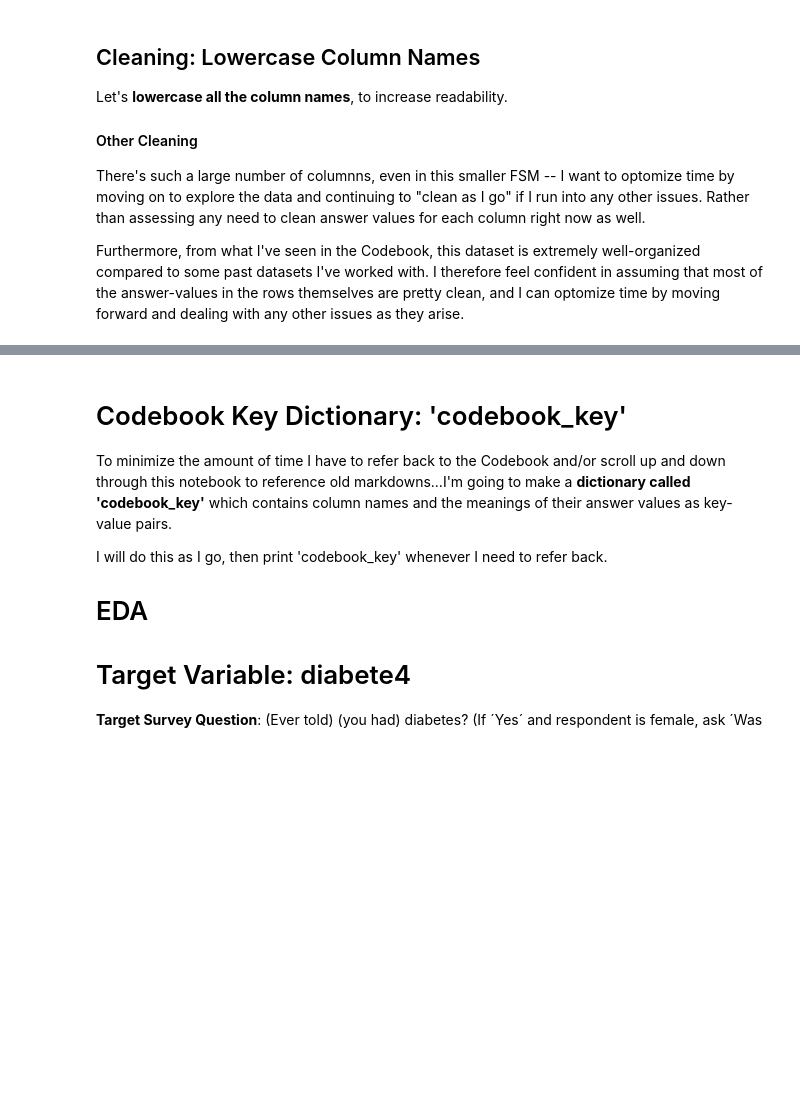
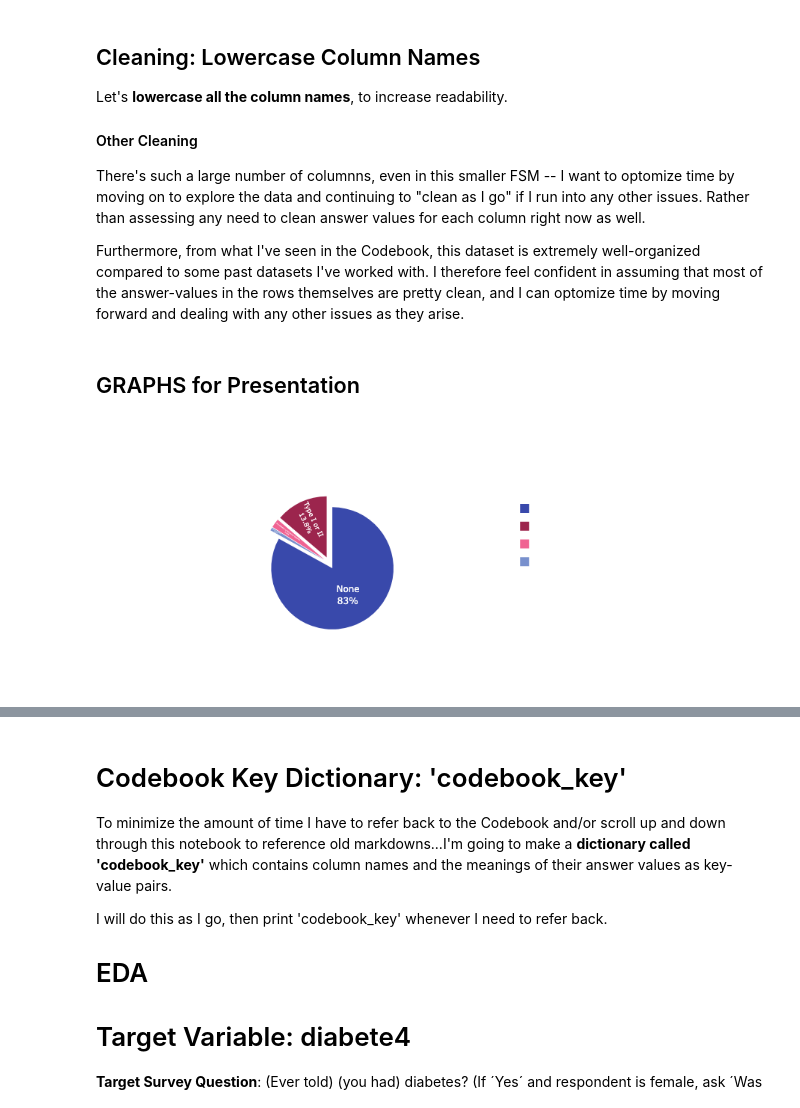
Before and after one commit to emmascotson/capstone_flatiron, a Jupyter notebook: notebooks/exploratory.ipynb, the cells around one changed output, grey strips where cells are left out. Drawn from its saved outputs; the diff is of its cells as text; code cells hidden in the pictures; blank space fills up the shorter version.

Commit message:
Graphics for presentation and EDA in 'exploratory' notebook'

```diff
--- a/notebooks/Capstone.ipynb
+++ b/notebooks/exploratory.ipynb
@@ -242,3 +242,68 @@ Furthermore, from what I've seen in the Codebook, this dataset is extremely well
 # %%
 # lowercasing column names
 fsm.columns = fsm.columns.str.lower()
+# %%
+# List of columns to update
+columns_to_update = [
+    'diabete4'
+]
+
+# Replace 7.0 and 9.0 with NaN for specified columns
+fsm[columns_to_update] = fsm[columns_to_update].replace({7.0: np.nan, 9.0: np.nan})
+
+# Drop rows where 'diabete4' is NaN
+fsm = fsm.dropna(subset=['diabete4'])
+# %% [markdown]
+## GRAPHS for Presentation
+# %%
+import plotly.express as px
+import plotly.io as pio
+
+# Calculate value counts of 'status'
+status_counts = fsm['diabete4'].value_counts().reset_index()
+status_counts.columns = ['diabete4', 'count']
+
+# Map old labels to new labels
+label_mapping = {
+    1: 'Type I or II',
+    2: 'Gestational Diabetes',
+    3: 'None',
+    4: 'Pre-Diabetes or Borderline Diabetes'
+}
+status_counts['diabete4'] = status_counts['diabete4'].map(label_mapping)
+
+# Custom colors
+colors = ['#3949ab', '#9c254d', '#f06292', '#7890cd']
+
+# Status Distribution Pie Chart
+fig = px.pie(status_counts, names='diabete4', values='count', title='Types of Diabetes Diagnosis',
+             color_discrete_sequence=colors)
+
+# Update layout for transparent background and white text
+fig.update_layout(
+    plot_bgcolor='rgba(0,0,0,0)',  # Transparent background
+    paper_bgcolor='rgba(0,0,0,0)',
+    font_color="white",            # White text for the entire figure
+    title_font=dict(color='white', size=20),  # White color and size for the title
+    showlegend=True,               # Show legend
+    legend=dict(
+        title_font=dict(size=20, color='white'),  # White color and size for legend title
+        font=dict(size=16, color='white')         # White color and size for legend items
+    )
+)
+
+# Update pie chart text and format
+fig.update_traces(
+    textposition='inside',          # Show percentages inside pie chart
+    textinfo='label+percent',       # Show labels and percentages
+    insidetextfont=dict(color='white'),   # Set inside text color to white
+    pull=[0.1] * len(status_counts)  # Slightly separate all slices
+)
+
+# Save the chart as an image with Kaleido engine
+pio.write_image(fig, 'diabete_distribution.png', engine='kaleido', width=1200, height=800)
+
+# Display the chart
+fig.show()
+# %% [output]
+[figure, added]
```
Also changed, not shown: parts of 12 cells of this notebook, 7 other files.
